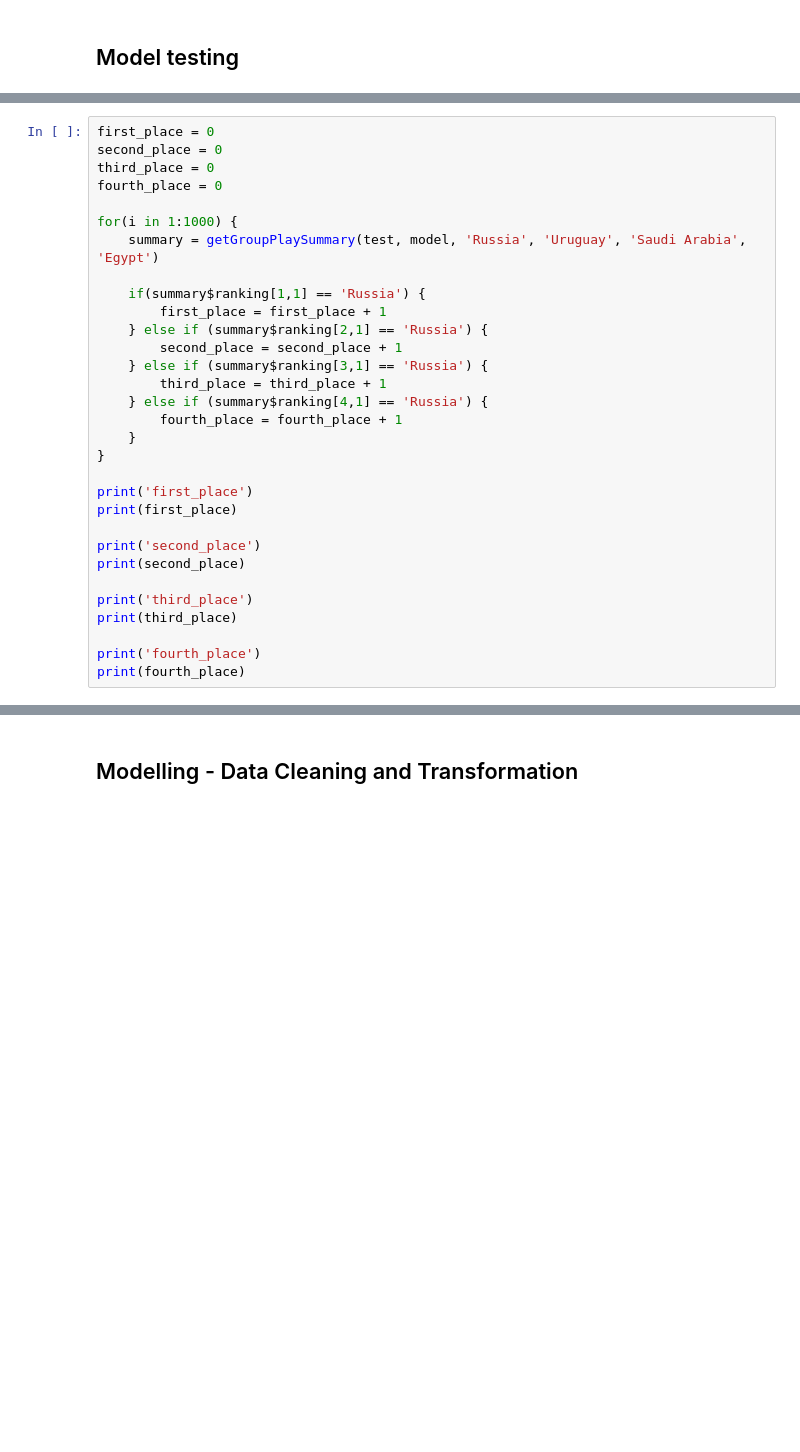
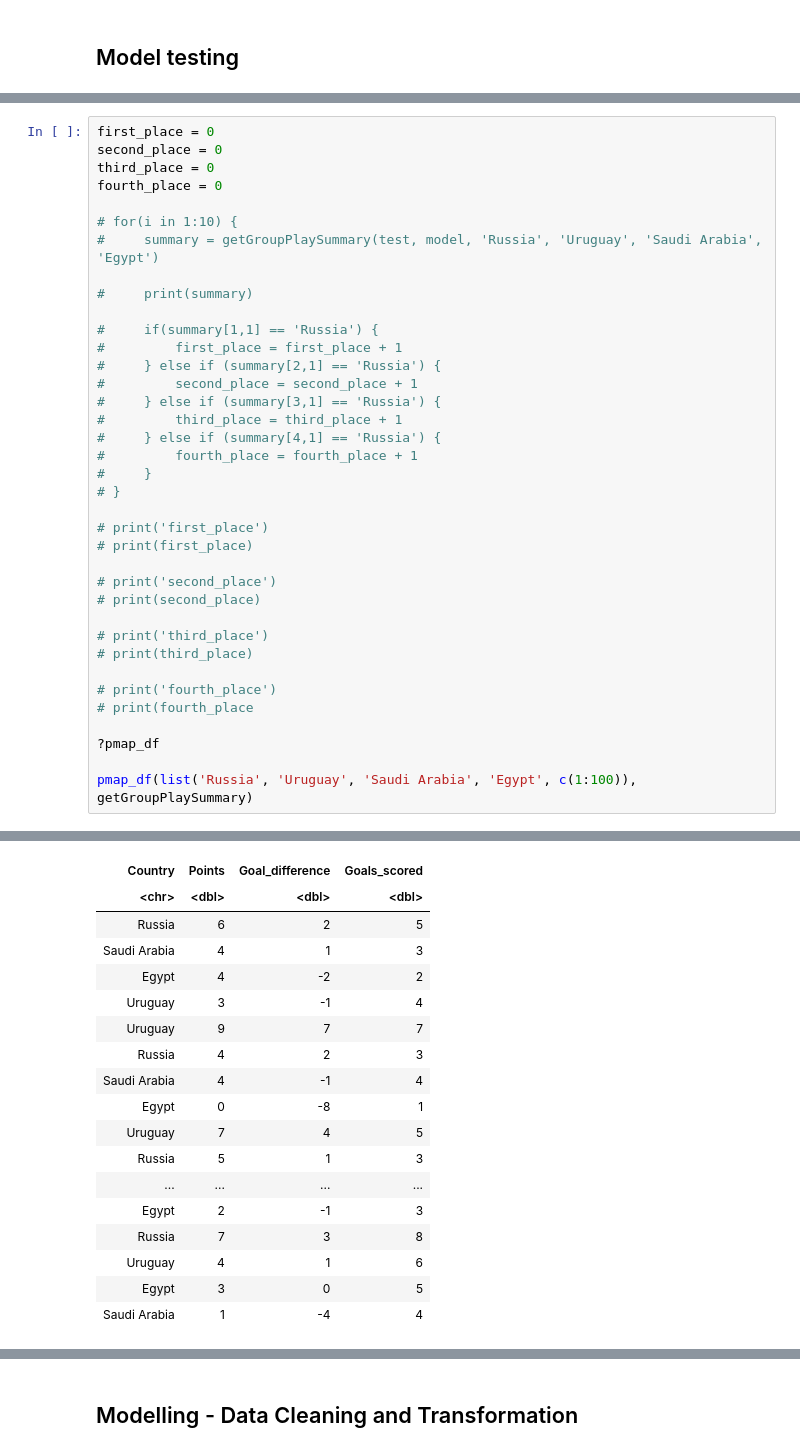
Before and after one commit to denisnaumov0506/FootballAnalyticsProject, a Jupyter notebook: football-world-cup-forecast-denis.ipynb, the cells around one changed output, grey strips where cells are left out. Drawn from its saved outputs; the diff is of its cells as text; blank space fills up the shorter version.

```diff
--- a/football-world-cup-forecast-denis.ipynb
+++ b/football-world-cup-forecast-denis.ipynb
@@ -1174,29 +1312,35 @@ second_place = 0
 third_place = 0
 fourth_place = 0
 
-for(i in 1:1000) {
-    summary = getGroupPlaySummary(test, model, 'Russia', 'Uruguay', 'Saudi Arabia', 'Egypt')
+# for(i in 1:10) {
+#     summary = getGroupPlaySummary(test, model, 'Russia', 'Uruguay', 'Saudi Arabia', 'Egypt')
 
-    if(summary$ranking[1,1] == 'Russia') {
-        first_place = first_place + 1
-    } else if (summary$ranking[2,1] == 'Russia') {
-        second_place = second_place + 1
-    } else if (summary$ranking[3,1] == 'Russia') {
-        third_place = third_place + 1
-    } else if (summary$ranking[4,1] == 'Russia') {
-        fourth_place = fourth_place + 1
-    }
-}
+#     print(summary)
 
-print('first_place')
-print(first_place)
+#     if(summary[1,1] == 'Russia') {
+#         first_place = first_place + 1
+#     } else if (summary[2,1] == 'Russia') {
+#         second_place = second_place + 1
+#     } else if (summary[3,1] == 'Russia') {
+#         third_place = third_place + 1
+#     } else if (summary[4,1] == 'Russia') {
+#         fourth_place = fourth_place + 1
+#     }
+# }
 
-print('second_place')
-print(second_place)
+# print('first_place')
+# print(first_place)
 
-print('third_place')
-print(third_place)
+# print('second_place')
+# print(second_place)
 
-print('fourth_place')
-print(fourth_place)
+# print('third_place')
+# print(third_place)
+
+# print('fourth_place')
+# print(fourth_place
+
+?pmap_df
+
+pmap_df(list('Russia', 'Uruguay', 'Saudi Arabia', 'Egypt', c(1:100)), getGroupPlaySummary)
 # %% [output]
@@ -1210,0 +1348,18 @@ print(fourth_place)
+| Country | Points | Goal_difference | Goals_scored |
+| <chr> | <dbl> | <dbl> | <dbl> |
+| Russia | 6 | 2 | 5 |
+| Saudi Arabia | 4 | 1 | 3 |
+| Egypt | 4 | -2 | 2 |
+| Uruguay | 3 | -1 | 4 |
+| Uruguay | 9 | 7 | 7 |
+| Russia | 4 | 2 | 3 |
+| Saudi Arabia | 4 | -1 | 4 |
+| Egypt | 0 | -8 | 1 |
+| Uruguay | 7 | 4 | 5 |
+| Russia | 5 | 1 | 3 |
+| ... | ... | ... | ... |
+| Egypt | 2 | -1 | 3 |
+| Russia | 7 | 3 | 8 |
+| Uruguay | 4 | 1 | 6 |
+| Egypt | 3 | 0 | 5 |
+| Saudi Arabia | 1 | -4 | 4 |
```
Also changed, not shown: parts of 19 cells of this notebook.
